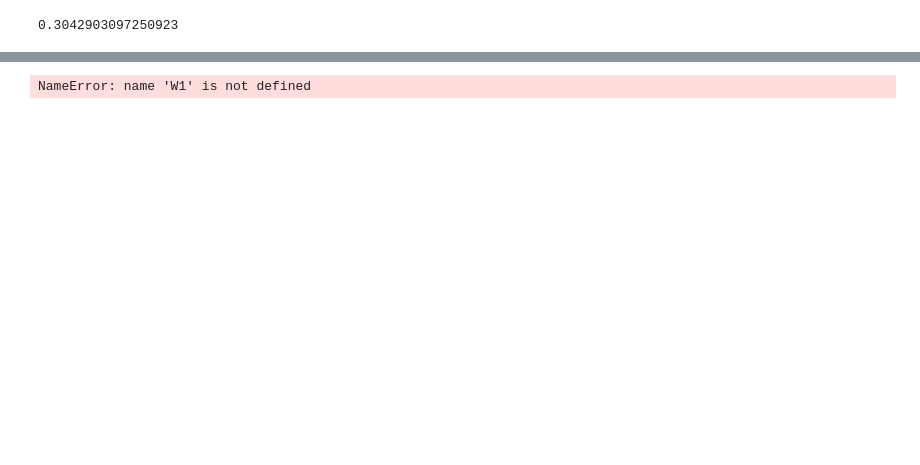
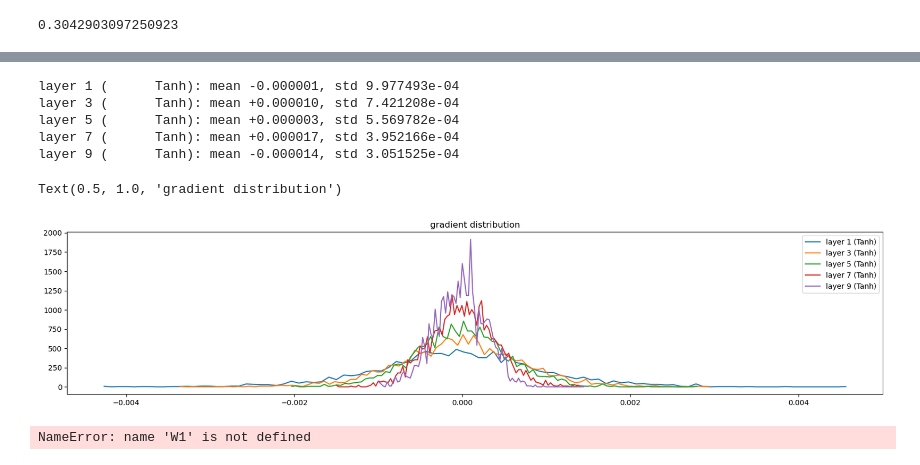
Before and after one commit to dewijones92/nn-zero-to-hero, a Jupyter notebook: lectures/makemore/makemore_part2_mlp.ipynb, the cells around one changed output, grey strips where cells are left out. Saved outputs shown, nothing was run; the diff lists cells and outputs as text; code cells hidden in the pictures; blank space fills up the shorter version.

```diff
--- a/lectures/makemore/makemore_part2_mlp.ipynb
+++ b/lectures/makemore/makemore_part2_mlp.ipynb
@@ -227,3 +227,25 @@ layer 9 (      Tanh): mean -0.02, std 0.66, saturated 6.12%
+# %%
+# visualize historgrams GRADIENT
+plt.figure(figsize=(20,4)) # width and height of the plot
+legends = []
+for i, layer in enumerate(layers[:-1]): # note: exclude the output layer
+    if isinstance(layer, Tanh):
+        t = layer.out.grad
+        print('layer %d (%10s): mean %+f, std %e' % (i, layer.__class__.__name__,t.mean(), t.std()))
+        hy, hx = torch.histogram(t, density=True)
+        plt.plot(hx[:-1].detach(), hy.detach())
+        legends.append(f'layer {i} ({layer.__class__.__name__})')
+
+plt.legend(legends)
+plt.title('gradient distribution')
+# %% [output]
+layer 1 (      Tanh): mean -0.000001, std 9.977493e-04
+layer 3 (      Tanh): mean +0.000010, std 7.421208e-04
+layer 5 (      Tanh): mean +0.000003, std 5.569782e-04
+layer 7 (      Tanh): mean +0.000017, std 3.952166e-04
+layer 9 (      Tanh): mean -0.000014, std 3.051525e-04
+Text(0.5, 1.0, 'gradient distribution')
+[figure, added]
 # %%
 @torch.no_grad() # this decorator disables gradient tracking
 def split_loss(split):
```
Also changed, not shown: parts of 5 cells of this notebook.
